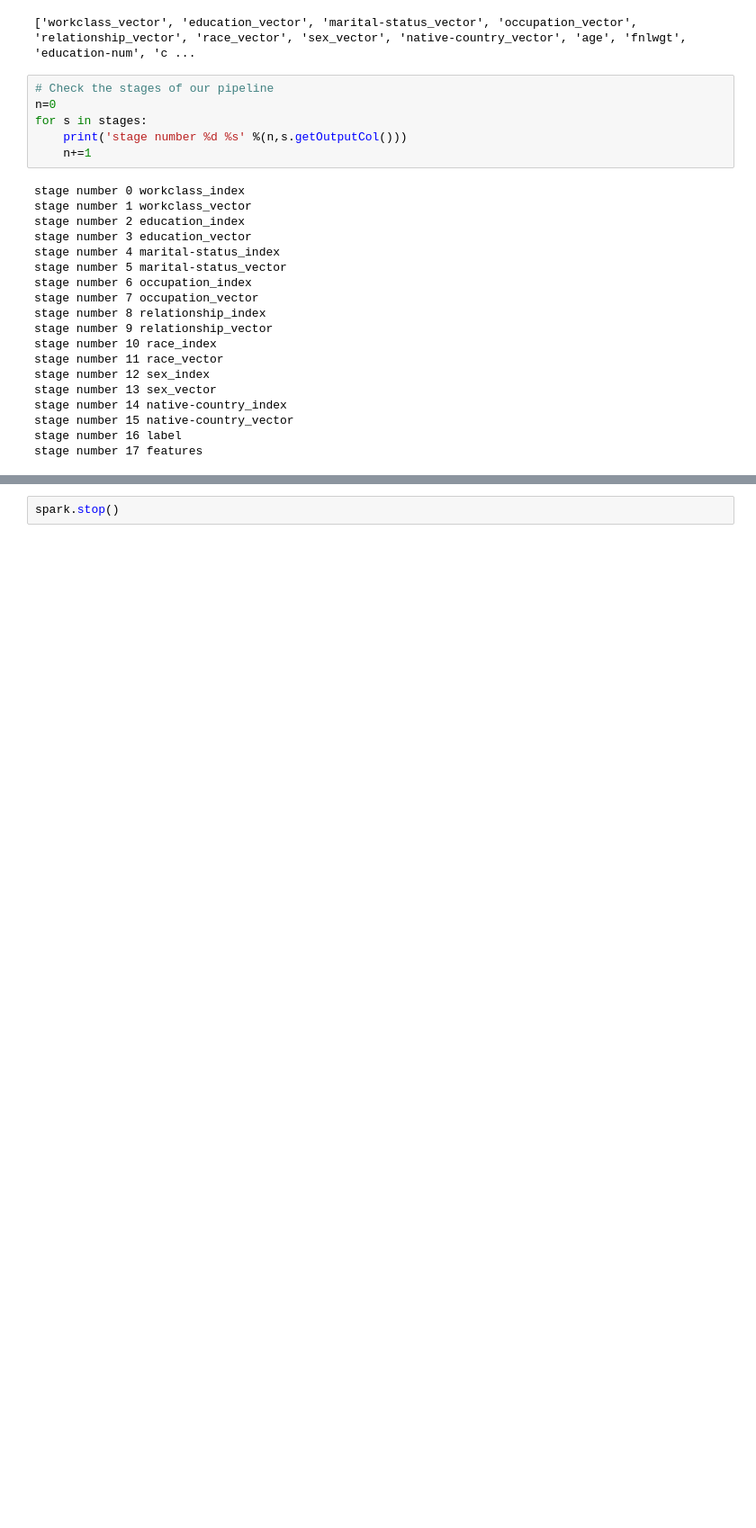
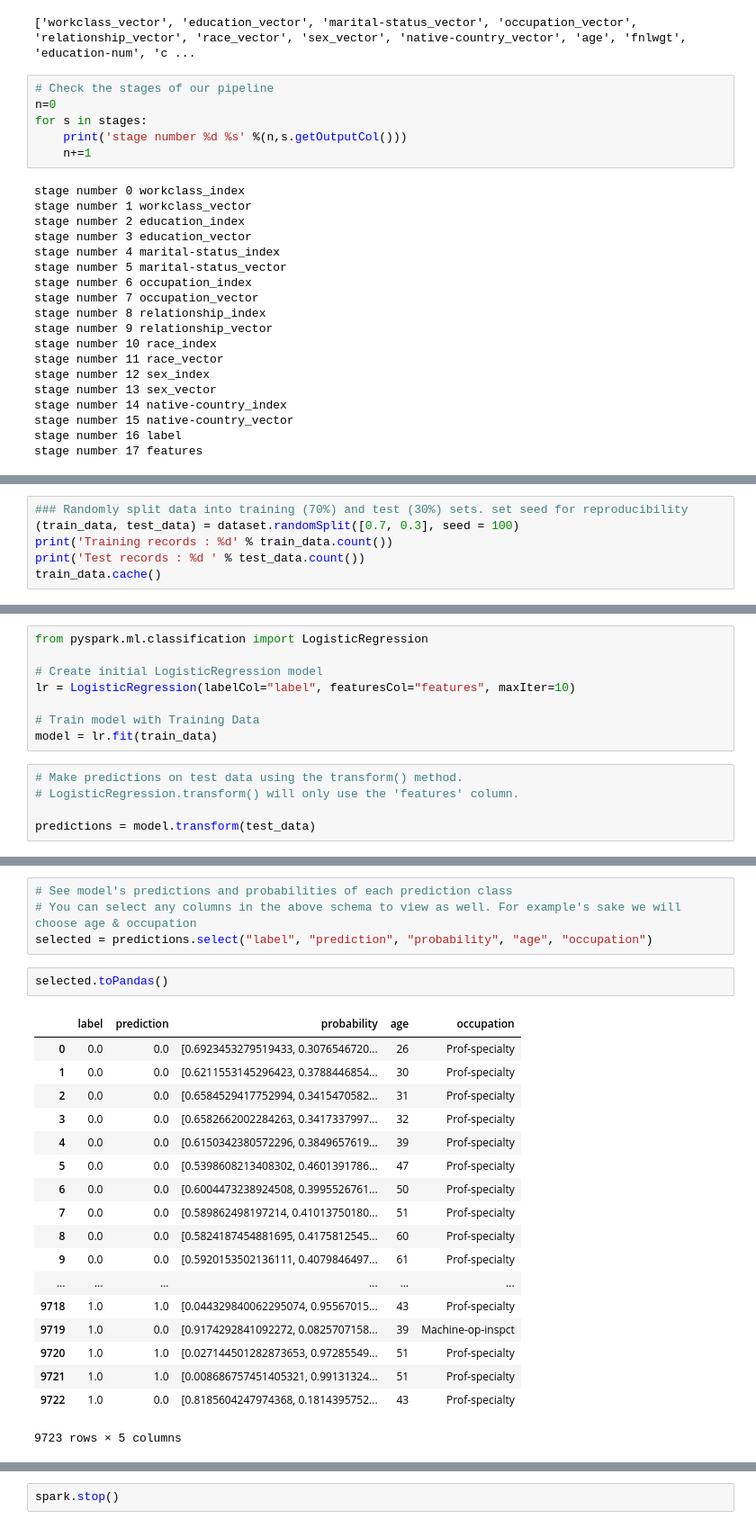
Before and after one commit to asierabreu/spark-course, a Jupyter notebook: Notebooks/Lab4/Lab4-ML-LogisticRegression-Example.ipynb, the cells around one changed output, grey strips where cells are left out. Shown: that part at 90% size. Saved outputs shown, nothing was run; the diff lists cells and outputs as text; blank space fills up the shorter version.

```diff
--- a/Notebooks/Lab4/Lab4-ML-LogisticRegression-Example.ipynb
+++ b/Notebooks/Lab4/Lab4-ML-LogisticRegression-Example.ipynb
@@ -290,0 +329,6 @@ IllegalArgumentException: 'Field "income" does not exist.'
+# %%
+### Randomly split data into training (70%) and test (30%) sets. set seed for reproducibility
+(train_data, test_data) = dataset.randomSplit([0.7, 0.3], seed = 100)
+print('Training records : %d' % train_data.count())
+print('Test records : %d ' % test_data.count())
+train_data.cache()
@@ -290,0 +339,13 @@ IllegalArgumentException: 'Field "income" does not exist.'
+# %%
+from pyspark.ml.classification import LogisticRegression
+
+# Create initial LogisticRegression model
+lr = LogisticRegression(labelCol="label", featuresCol="features", maxIter=10)
+
+# Train model with Training Data
+model = lr.fit(train_data)
+# %%
+# Make predictions on test data using the transform() method.
+# LogisticRegression.transform() will only use the 'features' column.
+
+predictions = model.transform(test_data)
@@ -290,0 +372,25 @@ IllegalArgumentException: 'Field "income" does not exist.'
+# %%
+# See model's predictions and probabilities of each prediction class
+# You can select any columns in the above schema to view as well. For example's sake we will choose age & occupation
+selected = predictions.select("label", "prediction", "probability", "age", "occupation")
+# %%
+selected.toPandas()
+# %% [output]
+|  | label | prediction | probability | age | occupation |
+| 0 | 0.0 | 0.0 | [0.6923453279519433, 0.3076546720... | 26 | Prof-specialty |
+| 1 | 0.0 | 0.0 | [0.6211553145296423, 0.3788446854... | 30 | Prof-specialty |
+| 2 | 0.0 | 0.0 | [0.6584529417752994, 0.3415470582... | 31 | Prof-specialty |
+| 3 | 0.0 | 0.0 | [0.6582662002284263, 0.3417337997... | 32 | Prof-specialty |
+| 4 | 0.0 | 0.0 | [0.6150342380572296, 0.3849657619... | 39 | Prof-specialty |
+| 5 | 0.0 | 0.0 | [0.5398608213408302, 0.4601391786... | 47 | Prof-specialty |
+| 6 | 0.0 | 0.0 | [0.6004473238924508, 0.3995526761... | 50 | Prof-specialty |
+| 7 | 0.0 | 0.0 | [0.589862498197214, 0.41013750180... | 51 | Prof-specialty |
+| 8 | 0.0 | 0.0 | [0.5824187454881695, 0.4175812545... | 60 | Prof-specialty |
+| 9 | 0.0 | 0.0 | [0.5920153502136111, 0.4079846497... | 61 | Prof-specialty |
+| ... | ... | ... | ... | ... | ... |
+| 9718 | 1.0 | 1.0 | [0.044329840062295074, 0.95567015... | 43 | Prof-specialty |
+| 9719 | 1.0 | 0.0 | [0.9174292841092272, 0.0825707158... | 39 | Machine-op-inspct |
+| 9720 | 1.0 | 1.0 | [0.027144501282873653, 0.97285549... | 51 | Prof-specialty |
+| 9721 | 1.0 | 1.0 | [0.008686757451405321, 0.99131324... | 51 | Prof-specialty |
+| 9722 | 1.0 | 0.0 | [0.8185604247974368, 0.1814395752... | 43 | Prof-specialty |
+9723 rows × 5 columns
```
Also changed, not shown: parts of 30 cells of this notebook.
